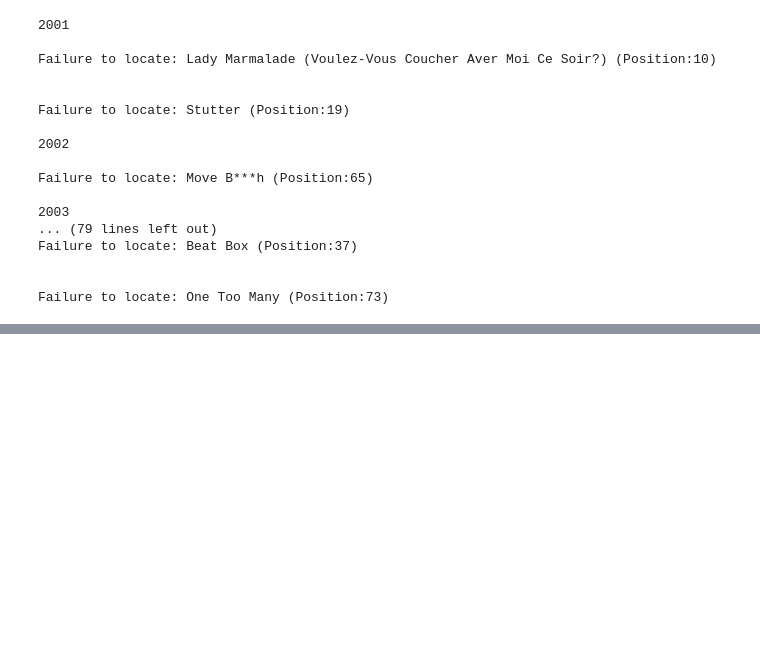
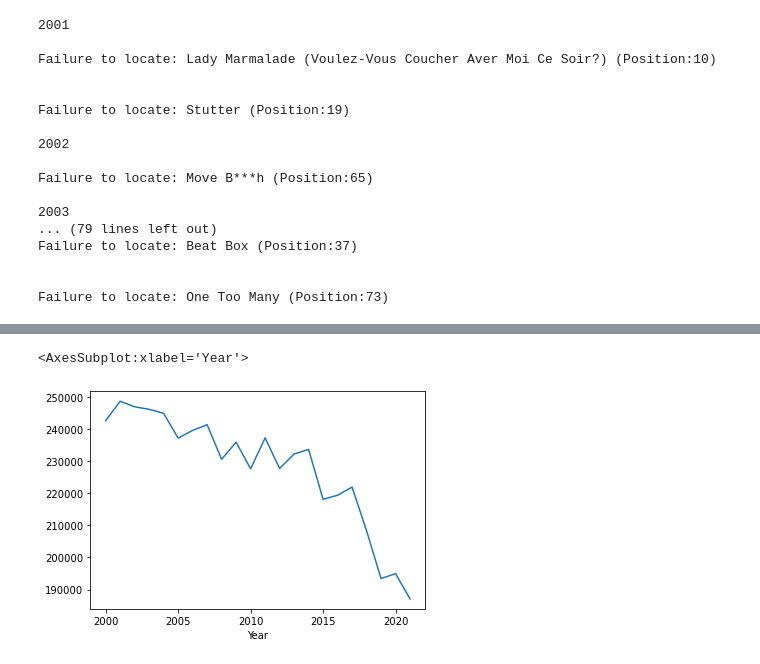
Before and after one commit to dianaagustinaf/spotidata-project, a Jupyter notebook: YearByYearComparison.ipynb, the cells around one changed output, grey strips where cells are left out. Cells and saved outputs as stored; diff of their text form; code cells hidden in the pictures; blank space fills up the shorter version.

```diff
--- a/YearByYearComparison.ipynb
+++ b/YearByYearComparison.ipynb
@@ -241,0 +252,6 @@ Agg
+# %%
+Mean["Duration"].plot()
+print("Duration has significantly dropped.")
+# %% [output]
+<AxesSubplot:xlabel='Year'>
+[figure, added]
```
Also changed, not shown: parts of 11 cells of this notebook.
